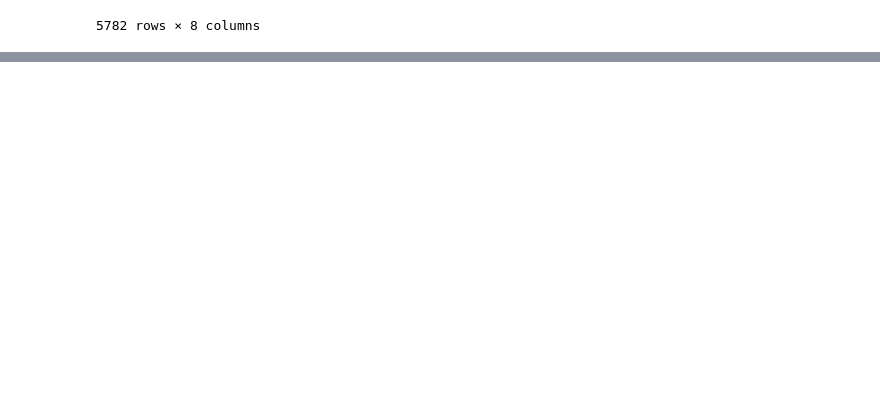
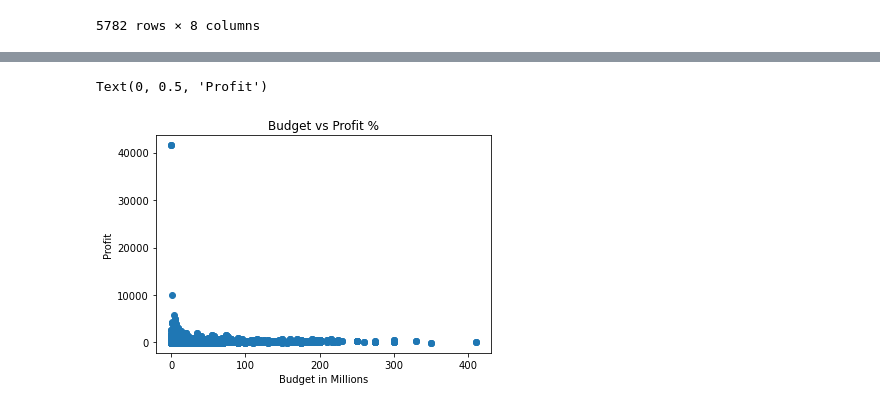
Before and after one commit to FeritYikar/ds-phase1-project, a Jupyter notebook: Anna.ipynb, the cells around one changed output, grey strips where cells are left out. Drawn from its saved outputs; the diff is of its cells as text; code cells hidden in the pictures; blank space fills up the shorter version.

```diff
--- a/Anna.ipynb
+++ b/Anna.ipynb
@@ -348,0 +376,4 @@ rt_reviews.tail()
+# %%
+budgets_genres['production_budget'] = budgets_genres['pb_numeric'].map(lambda x: x/1000000)
+budgets_genres['worldwide_gross'] = budgets_genres['wwg_numeric'].map(lambda x: x/1000000)
+budgets_genres
@@ -348,0 +436,10 @@ rt_reviews.tail()
+# %%
+fig, ax = plt.subplots()
+
+ax.scatter(x= budgets_genres["production_budget"], y= budgets_genres["profit_percentage"])
+ax.set_title("Budget vs Profit %")
+ax.set_xlabel("Budget in Millions")
+ax.set_ylabel("Profit")
+# %% [output]
+Text(0, 0.5, 'Profit')
+[figure, added]
```
Also changed, not shown: parts of 47 cells of this notebook.
